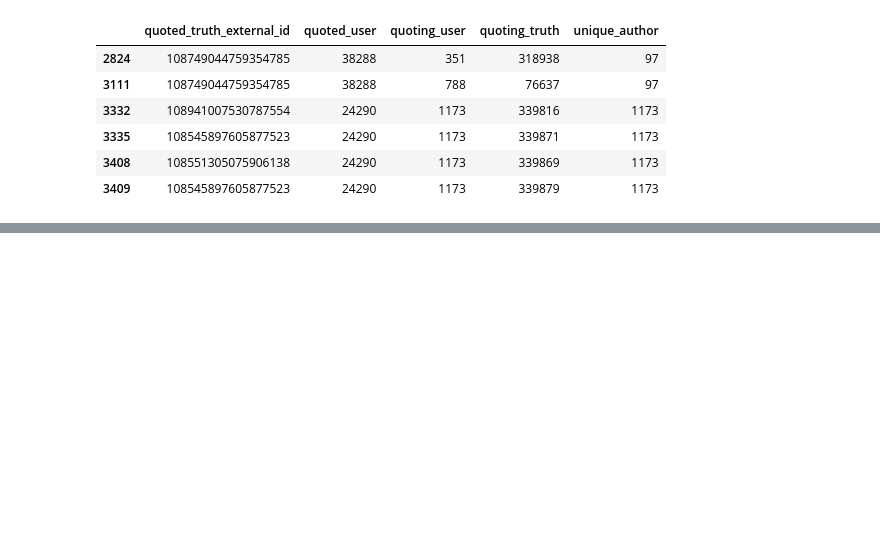
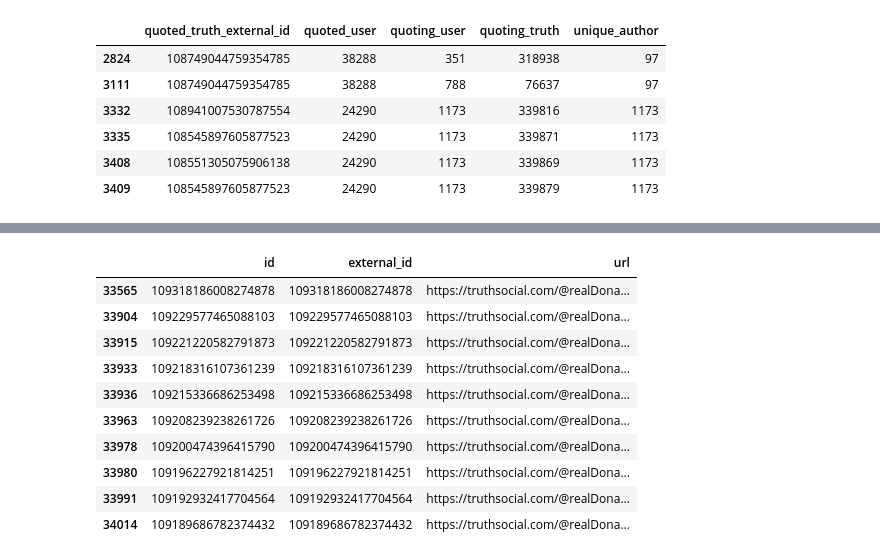
Before and after one commit to lorenzobuccolini03/Truth-Social-Analysis-and-Data-Warehousing---Decision-Support-Systems-, a Jupyter notebook: 01_assignment/01_18_clean_quotes.ipynb, the cells around one changed output, grey strips where cells are left out. Cells and saved outputs as stored; diff of their text form; code cells hidden in the pictures; blank space fills up the shorter version.

```diff
--- a/01_assignment/01_18_clean_quotes.ipynb
+++ b/01_assignment/01_18_clean_quotes.ipynb
@@ -863,0 +1157,76 @@ Quote relationship details:
+# %%
+# Prepare Additional Truths identifiers
+df_additional_ref = df_additional[
+    ["id", "external_id", "url"]
+].copy()
+
+# Preserve identifiers as strings
+for col in ["id", "external_id"]:
+    df_additional_ref[col] = (
+        df_additional_ref[col]
+        .astype("string")
+        .str.strip()
+    )
+
+# Identify quote references absent from main Truths
+unmatched_quote_ids = (
+    df_quotes_clean.loc[
+        ~quoted_matches,
+        "quoted_truth_external_id"
+    ]
+)
+
+# Check matches with Additional Truths
+additional_matches = unmatched_quote_ids.isin(
+    df_additional_ref["external_id"]
+)
+
+# Count distinct recovered candidates
+matched_external_ids = set(
+    unmatched_quote_ids.loc[additional_matches]
+)
+
+# Check identifier uniqueness in Additional Truths
+additional_id_counts = (
+    df_additional_ref.groupby("external_id")
+    .size()
+)
+
+ambiguous_matches = sum(
+    additional_id_counts.get(ext_id, 0) > 1
+    for ext_id in matched_external_ids
+)
+
+# Build recovery summary
+recovery_summary = pd.DataFrame({
+    "Check": [
+        "Unmatched quote relationships",
+        "Relationships matched in Additional Truths",
+        "Distinct matching external IDs",
+        "Matching IDs with duplicate ARFF records",
+        "Relationships still unmatched"
+    ],
+    "Count": [
+        len(unmatched_quote_ids),
+        additional_matches.sum(),
+        len(matched_external_ids),
+        ambiguous_matches,
+        len(unmatched_quote_ids) - additional_matches.sum()
+    ]
+})
+
+print("ADDITIONAL TRUTHS — QUOTED POST RECOVERY")
+print("-" * 50)
+
+display(recovery_summary)
+
+print("\nExamples of matching Additional Truths posts:")
+
+display(
+    df_additional_ref.loc[
+        df_additional_ref["external_id"].isin(
+            matched_external_ids
+        )
+    ].head(10)
+)
+# %% [output]
@@ -863,0 +1242,11 @@ Quote relationship details:
+|  | id | external_id | url |
+| 33565 | 109318186008274878 | 109318186008274878 | https://truthsocial.com/@realDona... |
+| 33904 | 109229577465088103 | 109229577465088103 | https://truthsocial.com/@realDona... |
+| 33915 | 109221220582791873 | 109221220582791873 | https://truthsocial.com/@realDona... |
+| 33933 | 109218316107361239 | 109218316107361239 | https://truthsocial.com/@realDona... |
+| 33936 | 109215336686253498 | 109215336686253498 | https://truthsocial.com/@realDona... |
+| 33963 | 109208239238261726 | 109208239238261726 | https://truthsocial.com/@realDona... |
+| 33978 | 109200474396415790 | 109200474396415790 | https://truthsocial.com/@realDona... |
+| 33980 | 109196227921814251 | 109196227921814251 | https://truthsocial.com/@realDona... |
+| 33991 | 109192932417704564 | 109192932417704564 | https://truthsocial.com/@realDona... |
+| 34014 | 109189686782374432 | 109189686782374432 | https://truthsocial.com/@realDona... |
```
Also changed, not shown: parts of 8 cells of this notebook, 7 other files.
